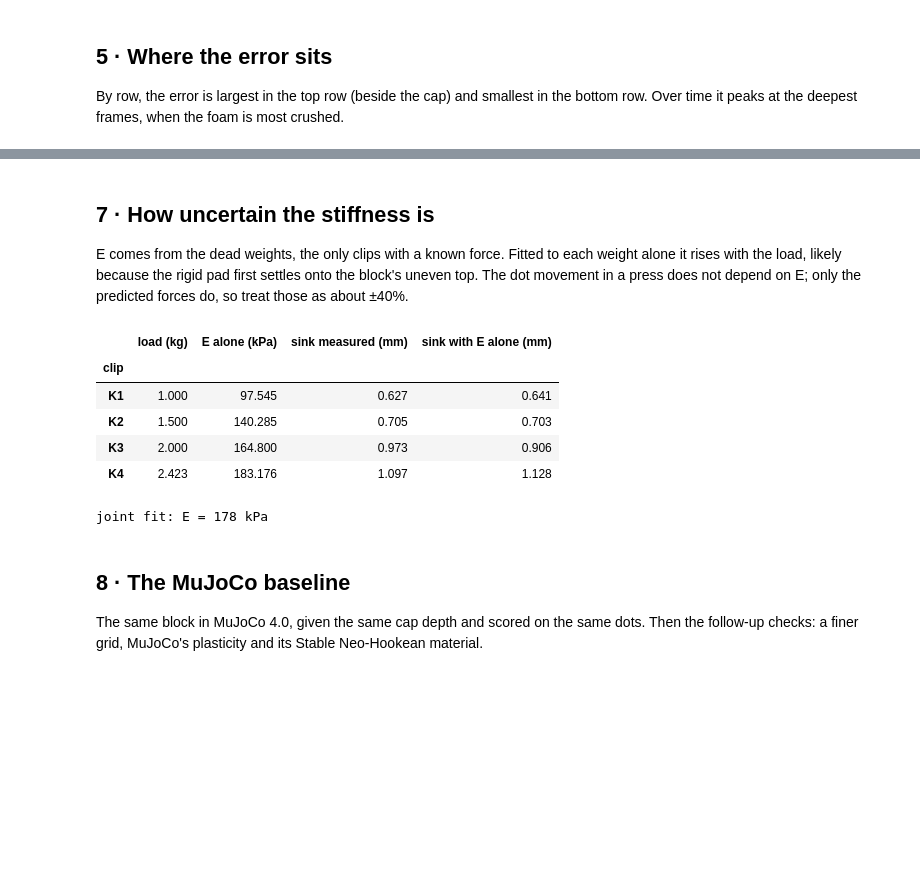
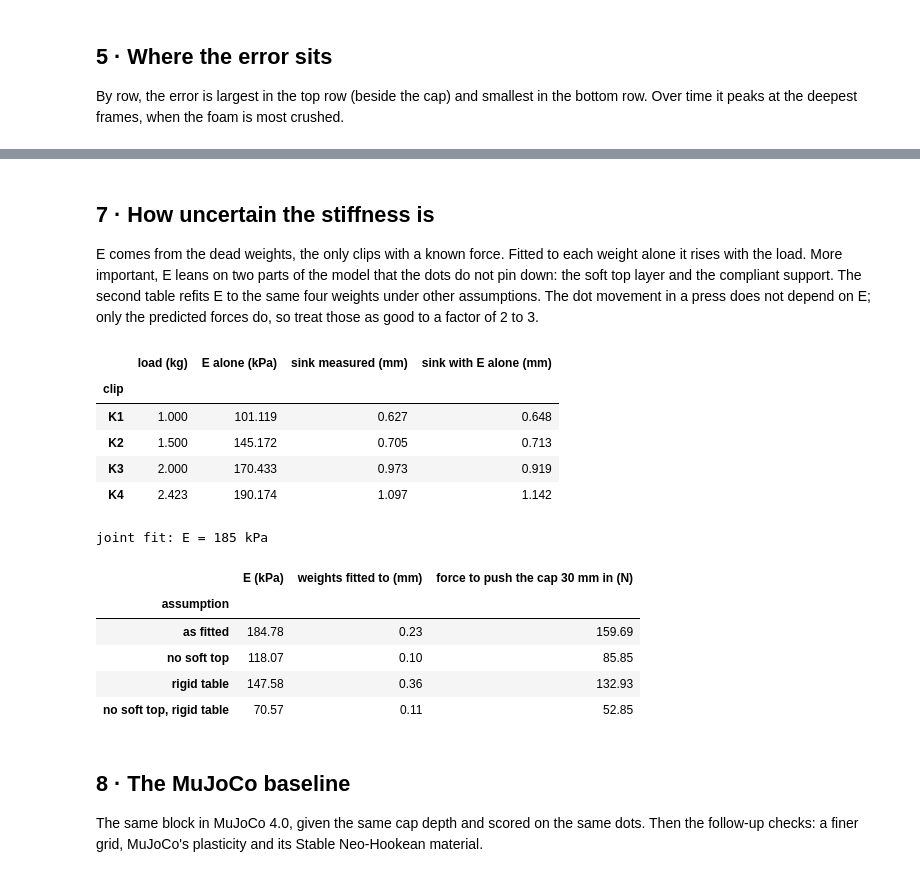
Before and after one commit to Abeey04/press2sim, a Jupyter notebook: notebooks/02_check_results.ipynb, the cells around one changed output, grey strips where cells are left out. Saved outputs shown, nothing was run; the diff lists cells and outputs as text; code cells hidden in the pictures; blank space fills up the shorter version.

```diff
--- a/notebooks/02_check_results.ipynb
+++ b/notebooks/02_check_results.ipynb
@@ -264,0 +284,12 @@ pd.DataFrame(rows, columns=["clip", "whole press, damped (mm)", "whole press, un
+# %%
+mchk = json.loads((MODEL / "model_checks.json").read_text())
+dm = mchk["damping"]
+display(pd.DataFrame(dm["dent_rms_mm"]).T.round(3))
+print("dent error (training, mm) by dashpot (ms):", {k: round(v, 4) for k, v in dm["dent_rms_training_by_dashpot_ms"].items()})
+print("model release minus measured (median, ms) by dashpot (ms):",
+      {k: round(v["median_ms"]) for k, v in dm["release_model_minus_measured_ms_by_dashpot_ms"].items()})
+two = dm["second_term"]
+print(f"two relaxing terms, all free: fractions {np.round(two['free']['g'], 3).tolist()}, times {np.round(two['free']['tau_s'], 2).tolist()} s, "
+      f"training {two['free']['dent_rms_training_mm']:.3f} mm, held out {two['free']['dent_rms_held_out_mm']:.3f} mm")
+print("the slow term's time held at (s) -> training dent error (mm):",
+      {k: round(v["dent_rms_training_mm"], 4) for k, v in two["slow_time_held_at_s"].items()})
@@ -266,22 +305,33 @@ pd.DataFrame(rows, columns=["clip", "whole press, damped (mm)", "whole press, un
 ## 7 · How uncertain the stiffness is
 
 E comes from the dead weights, the only clips with a known force. Fitted to each weight alone it rises
-with the load, likely because the rigid pad first settles onto the block's uneven top. The dot movement
-in a press does not depend on E; only the predicted forces do, so treat those as about ±40%.
+with the load. More important, E leans on two parts of the model that the dots do not pin down: the soft
+top layer and the compliant support. The second table refits E to the same four weights under other
+assumptions. The dot movement in a press does not depend on E; only the predicted forces do, so treat
+those as good to a factor of 2 to 3.
 # %%
 w = json.loads((MODEL / "stiffness_per_weight.json").read_text())
 display(pd.DataFrame([[k, v["load_kg"], v["E_kPa"], v["sink_measured_mm"], v["sink_model_mm"]] for k, v in w.items()],
                      columns=["clip", "load (kg)", "E alone (kPa)", "sink measured (mm)", "sink with E alone (mm)"])
         .set_index("clip").round(3))
 print(f"joint fit: E = {fit['stiffness']['E_Pa'] / 1e3:.0f} kPa")
+alt = mchk["stiffness"]["all_four_weights"]
+pd.DataFrame([[k, v["E_kPa"], v["weights_rms_mm"], v["cap_force_N"]["30 mm"]] for k, v in alt.items()],
+             columns=["assumption", "E (kPa)", "weights fitted to (mm)", "force to push the cap 30 mm in (N)"]).set_index("assumption").round(2)
 # %% [output]
 |  | load (kg) | E alone (kPa) | sink measured (mm) | sink with E alone (mm) |
 | clip |  |  |  |  |
-| K1 | 1.000 | 97.545 | 0.627 | 0.641 |
-| K2 | 1.500 | 140.285 | 0.705 | 0.703 |
-| K3 | 2.000 | 164.800 | 0.973 | 0.906 |
-| K4 | 2.423 | 183.176 | 1.097 | 1.128 |
+| K1 | 1.000 | 101.119 | 0.627 | 0.648 |
+| K2 | 1.500 | 145.172 | 0.705 | 0.713 |
+| K3 | 2.000 | 170.433 | 0.973 | 0.919 |
+| K4 | 2.423 | 190.174 | 1.097 | 1.142 |
-joint fit: E = 178 kPa
+joint fit: E = 185 kPa
+|  | E (kPa) | weights fitted to (mm) | force to push the cap 30 mm in (N) |
+| assumption |  |  |  |
+| as fitted | 184.78 | 0.23 | 159.69 |
+| no soft top | 118.07 | 0.10 | 85.85 |
+| rigid table | 147.58 | 0.36 | 132.93 |
+| no soft top, rigid table | 70.57 | 0.11 | 52.85 |
 # %% [markdown]
 ## 8 · The MuJoCo baseline
 
```
Also changed, not shown: parts of 16 cells of this notebook, 47 other files.
